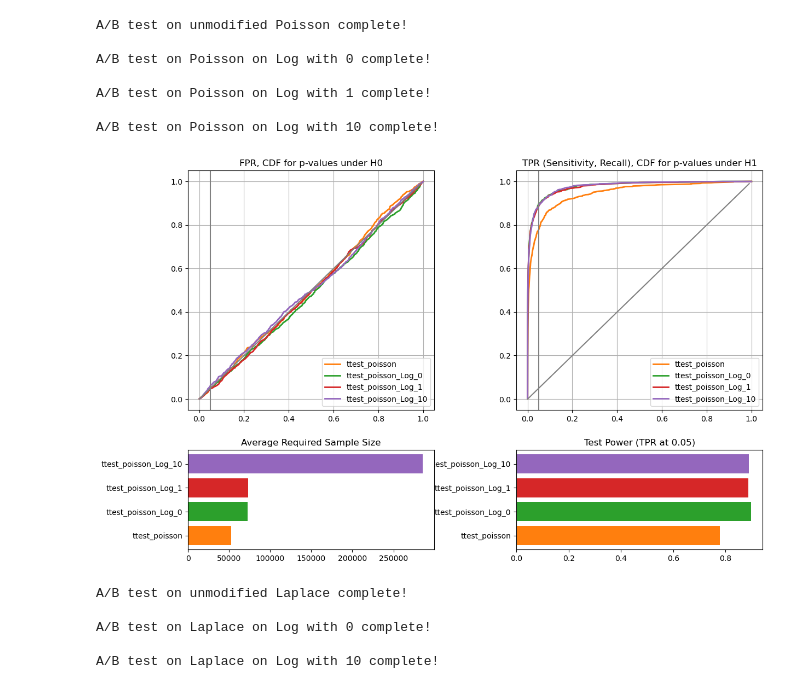
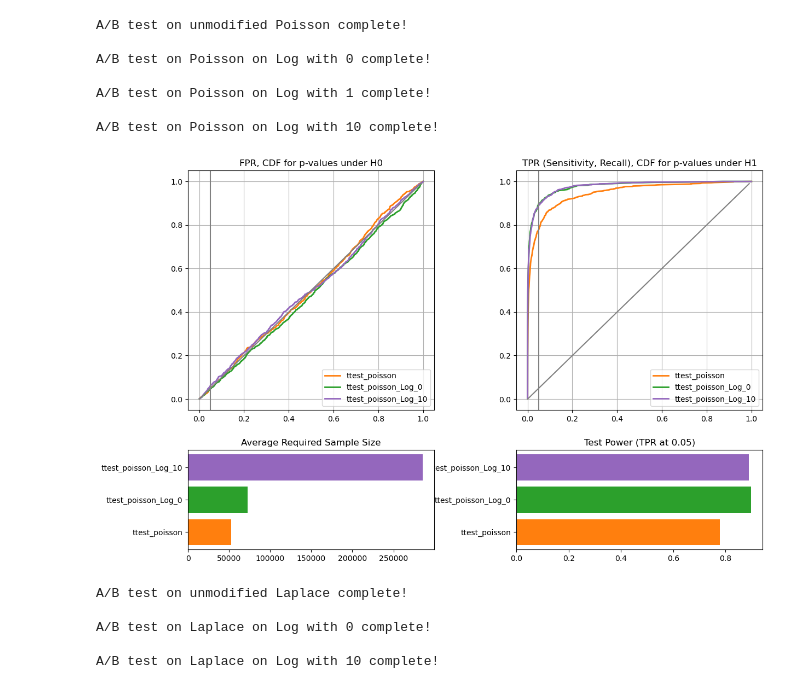
Before and after one commit to Patjo04/HM-AB-testing, a Jupyter notebook: results.ipynb, the cells around one changed output. Cells and saved outputs as stored; diff of their text form; code cells hidden in the pictures.

Commit message:
Updated Images that got stuck in Harddrive

```diff
--- a/results.ipynb
+++ b/results.ipynb
@@ -1301,15 +1311,15 @@ _ = plot_summary(test_res)
 
 # Log: Poisson
 
-mean = 3
-var = 1
+mean = 1
+var = 5
 mde = 0.01 # Decreased MDE
 nobs = 0
 
 # Poisson Log
 resplogm1 = complete_test(poisson, "", -1, mean, var, points, nobs, mde) #alpha, beta, direction, chosen_seed, seed_change, n_exps)
 resp0logm1 = complete_test(poisson, log, 0, mean, var, points, nobs, mde) #, alpha, beta, direction, chosen_seed, seed_change, n_exps)
-resp1logm1 = complete_test(poisson, log, 1, mean, var, points, nobs, mde) #, alpha, beta, direction, chosen_seed, seed_change, n_exps)
+#resp1logm1 = complete_test(poisson, log, 1, mean, var, points, nobs, mde) #, alpha, beta, direction, chosen_seed, seed_change, n_exps)
 resp10logm1 = complete_test(poisson, log, 10, mean, var, points, nobs, mde) #, alpha, beta, direction, chosen_seed, seed_change, n_exps)
 #resp11log = complete_test(poisson, log, 11, mean, var, points, nobs, mde, alpha, beta, direction, chosen_seed, seed_change, n_exps)
 # %% [output]
@@ -1323,34 +1333,34 @@ A/B test on Poisson on Log with 10 complete!
 # %%
 # Plotting results: MDE = 0.01 with Log-transformation
 test_res = {
     "ttest_poisson": (
         resplogm1[0],
         resplogm1[1],
         resplogm1[2],
         colors[1]
     ),
     "ttest_poisson_Log_0": (
         resp0logm1[0],
         resp0logm1[1],
         resp0logm1[2],
         colors[2]
     ),
-    "ttest_poisson_Log_1": (
-        resp1logm1[0],
-        resp1logm1[1],
-        resp1logm1[2],
-        colors[3]
-    ),
+    #"ttest_poisson_Log_1": (
+    #    resp1logm1[0],
+    #    resp1logm1[1],
+    #    resp1logm1[2],
+    #    colors[3]
+    #),
     "ttest_poisson_Log_10": (
         resp10logm1[0],
         resp10logm1[1],
         resp10logm1[2],
         colors[4]
     )
 }
 _ = plot_summary(test_res)
 # %% [output]
-[figure, old version]
+[figure, new version]
 # %%
 # Finding limits for distributions for each transformation.
 
```
Also changed, not shown: parts of 24 cells of this notebook, 29 other files.
